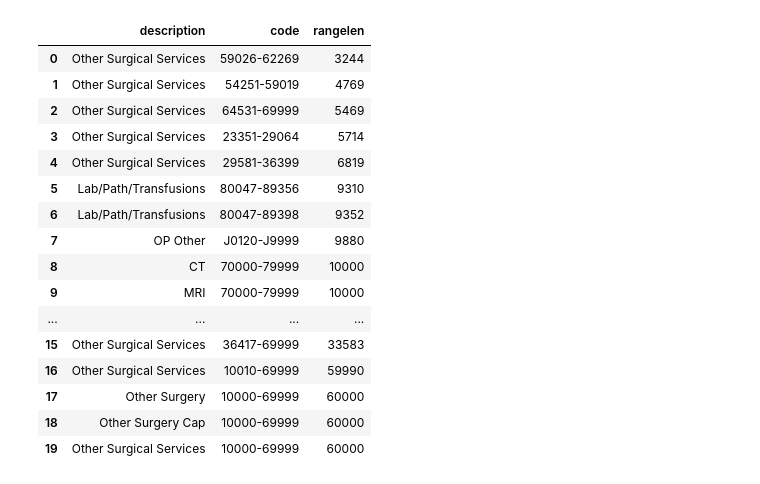
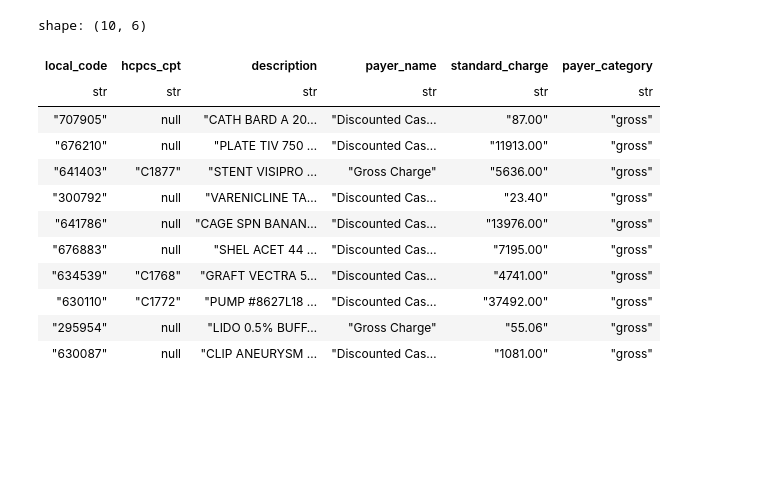
Before and after one commit to dolthub/data-analysis, a Jupyter notebook: hospital-price-transparency/data_cleaning_examples/HCA.ipynb, the cells around one changed output. Cells and saved outputs as stored; diff of their text form; code cells hidden in the pictures; blank space fills up the shorter version.

```diff
--- a/hospital-price-transparency/data_cleaning_examples/HCA.ipynb
+++ b/hospital-price-transparency/data_cleaning_examples/HCA.ipynb
@@ -263,22 +3,4 @@ t = pdf.pipe(interpolate_codes)
-# %%
-pdf.with_columns(
-    pl.col('code').apply(get_range_len).alias('rangelen')
-).sort('rangelen').select(['description', 'code', 'rangelen']).unique().tail(20).to_pandas()
-# %% [output]
-|  | description | code | rangelen |
-| 0 | Other Surgical Services | 59026-62269 | 3244 |
-| 1 | Other Surgical Services | 54251-59019 | 4769 |
-| 2 | Other Surgical Services | 64531-69999 | 5469 |
-| 3 | Other Surgical Services | 23351-29064 | 5714 |
-| 4 | Other Surgical Services | 29581-36399 | 6819 |
-| 5 | Lab/Path/Transfusions | 80047-89356 | 9310 |
-| 6 | Lab/Path/Transfusions | 80047-89398 | 9352 |
-| 7 | OP Other | J0120-J9999 | 9880 |
-| 8 | CT | 70000-79999 | 10000 |
-| 9 | MRI | 70000-79999 | 10000 |
-| ... | ... | ... | ... |
-| 15 | Other Surgical Services | 36417-69999 | 33583 |
-| 16 | Other Surgical Services | 10010-69999 | 59990 |
-| 17 | Other Surgery | 10000-69999 | 60000 |
-| 18 | Other Surgery Cap | 10000-69999 | 60000 |
-| 19 | Other Surgical Services | 10000-69999 | 60000 |
+# %%
+url = '74-2730328_methodist-ambulatory-surgery-hospital_standardcharges.csv'
+
+df = pl.read_csv(url, skip_rows = 1, infer_schema_length = 0)
@@ -284,0 +25,42 @@ pdf.with_columns(
+# %%
+top_df = (
+    top_part(df).with_columns(
+        pl.col('hcpcs_cpt')
+        .str.strip()
+        .str.strip('0')
+    )
+    .with_columns(
+        pl.when(pl.col('hcpcs_cpt').str.lengths() == 0)
+        .then(None)
+        .otherwise(pl.col('hcpcs_cpt'))
+        .alias('hcpcs_cpt')
+    )
+    .melt(
+        ['local_code', 'hcpcs_cpt', 'description'],
+        value_name = 'standard_charge',
+        variable_name = 'payer_name'
+    )
+    .with_columns(
+        pl.when(pl.col('payer_name').str.contains('Gross'))
+        .then('gross')
+        .when(pl.col('payer_name').str.contains('Cash'))
+        .then('cash')
+        .alias('payer_category')
+    )
+)
+# %%
+top_df.sample(10)
+# %% [output]
+shape: (10, 6)
+| local_code | hcpcs_cpt | description | payer_name | standard_charge | payer_category |
+| str | str | str | str | str | str |
+| "707905" | null | "CATH BARD A 20… | "Discounted Cas… | "87.00" | "gross" |
+| "676210" | null | "PLATE TIV 750 … | "Discounted Cas… | "11913.00" | "gross" |
+| "641403" | "C1877" | "STENT VISIPRO … | "Gross Charge" | "5636.00" | "gross" |
+| "300792" | null | "VARENICLINE TA… | "Discounted Cas… | "23.40" | "gross" |
+| "641786" | null | "CAGE SPN BANAN… | "Discounted Cas… | "13976.00" | "gross" |
+| "676883" | null | "SHEL ACET 44 … | "Discounted Cas… | "7195.00" | "gross" |
+| "634539" | "C1768" | "GRAFT VECTRA 5… | "Discounted Cas… | "4741.00" | "gross" |
+| "630110" | "C1772" | "PUMP #8627L18 … | "Discounted Cas… | "37492.00" | "gross" |
+| "295954" | null | "LIDO 0.5% BUFF… | "Gross Charge" | "55.06" | "gross" |
+| "630087" | null | "CLIP ANEURYSM … | "Discounted Cas… | "1081.00" | "gross" |
```
Also changed, not shown: parts of 34 cells of this notebook.
